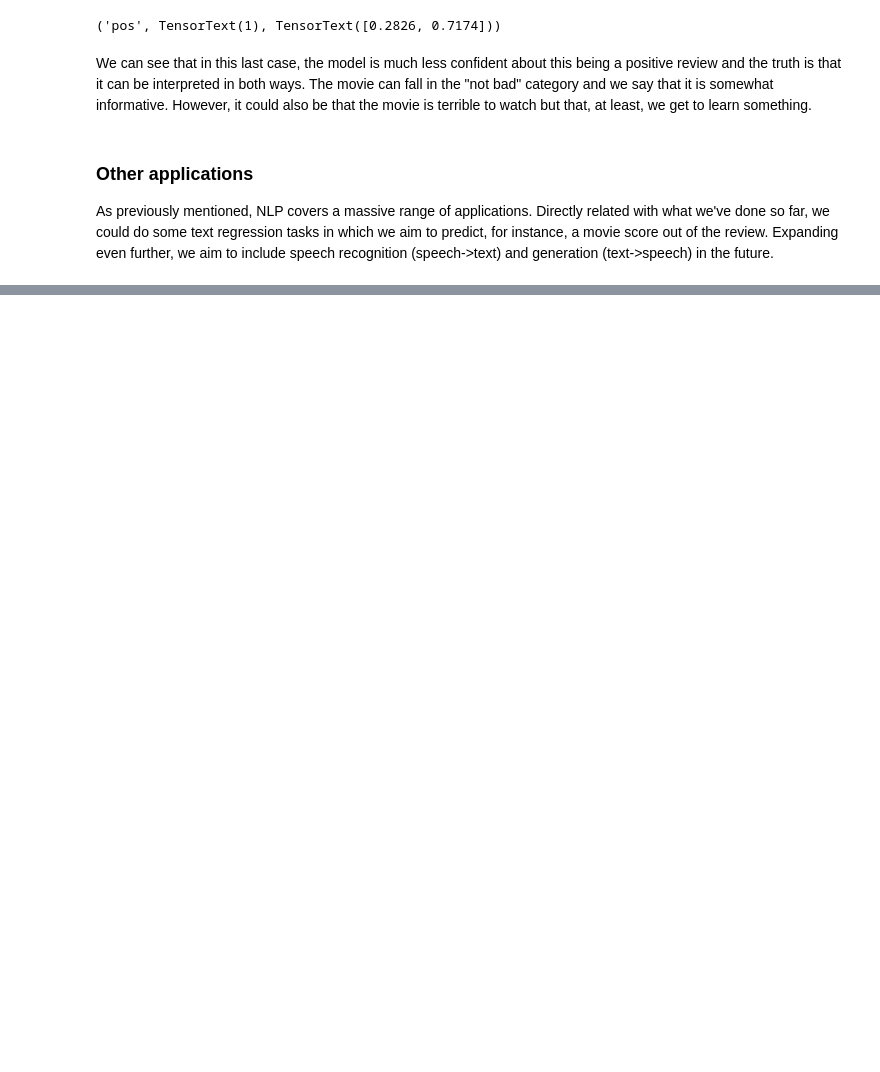
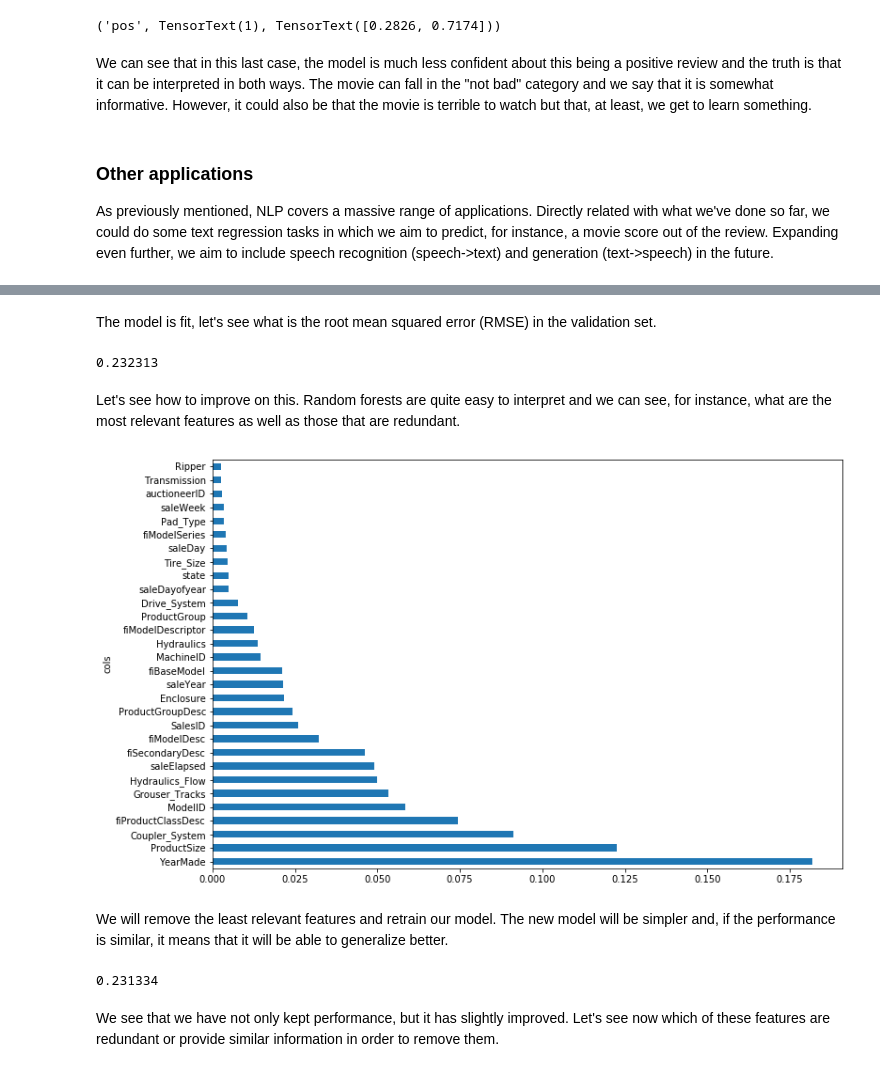
Before and after one commit to BorjaRequena/ML_applications, a Jupyter notebook: 00_ml_applications.ipynb, the cells around one changed output, grey strips where cells are left out. Saved outputs shown, nothing was run; the diff lists cells and outputs as text; code cells hidden in the pictures; blank space fills up the shorter version.

Commit message:
Tabular data

```diff
--- a/00_core.ipynb
+++ b/00_ml_applications.ipynb
@@ -551,0 +613,10 @@ Up until quite recently, tabular data problems where generally addressed with cl
+# %%
+# Split train/validation
+cond = (df.saleYear<2011) | (df.saleMonth<10)
+train_idx, val_idx = np.where(cond)[0], np.where(~cond)[0]
+splits = (list(train_idx), list(val_idx))
+
+# Handle continuous and categorical variables
+procs = [Categorify, FillMissing]
+cont, cat = cont_cat_split(df, 1, dep_var=dep_var)
+to = TabularPandas(df, procs, cat, cont, y_names=dep_var, splits=splits)
@@ -551,0 +631,44 @@ Up until quite recently, tabular data problems where generally addressed with cl
+# %%
+def rf(xs, y, n_estimators=40, max_samples=200_000, max_features=0.5, min_samples_leaf=5, **kwargs):
+    "Builds and fits a `RandomForestRegressor`."
+    return RandomForestRegressor(n_jobs=-1, n_estimators=n_estimators,
+        max_samples=max_samples, max_features=max_features,
+        min_samples_leaf=min_samples_leaf, oob_score=True).fit(xs, y)
+
+def r_mse(pred, y):    return round(math.sqrt(((pred-y)**2).mean()), 6)
+def m_rmse(m, xs, y): return r_mse(m.predict(xs), y)
+
+
+x, y = to.train.xs, to.train.y
+valid_x, valid_y = to.valid.xs, to.valid.y
+# %%
+m = rf(x, y)
+# %% [markdown]
+The model is fit, let's see what is the root mean squared error (RMSE) in the validation set.
+# %%
+#collapse_input closed
+m_rmse(m, valid_x, valid_y)
+# %% [output]
+0.232313
+# %% [markdown]
+Let's see how to improve on this. Random forests are quite easy to interpret and we can see, for instance, what are the most relevant features as well as those that are redundant.
+# %%
+def plot_feature_importances(m, df, top=30):
+    fi = pd.DataFrame({'cols':df.columns, 'imp':m.feature_importances_}).sort_values('imp', ascending=False)
+    fi[:top].plot('cols', 'imp', 'barh', figsize=(12, 8), legend=False)
+    return fi
+# %%
+fi = plot_feature_importances(m, x);
+# %% [output]
+[figure, added]
+# %% [markdown]
+We will remove the least relevant features and retrain our model. The new model will be simpler and, if the performance is similar, it means that it will be able to generalize better.
+# %%
+to_keep = fi[fi.imp>0.005].cols
+x_i, valid_x_i = x[to_keep], valid_x[to_keep]
+m = rf(x_i, y)
+m_rmse(m, valid_x_i, valid_y)
+# %% [output]
+0.231334
+# %% [markdown]
+We see that we have not only kept performance, but it has slightly improved. Let's see now which of these features are redundant or provide similar information in order to remove them.
```
Also changed, not shown: parts of 36 cells of this notebook, 3 other files.
